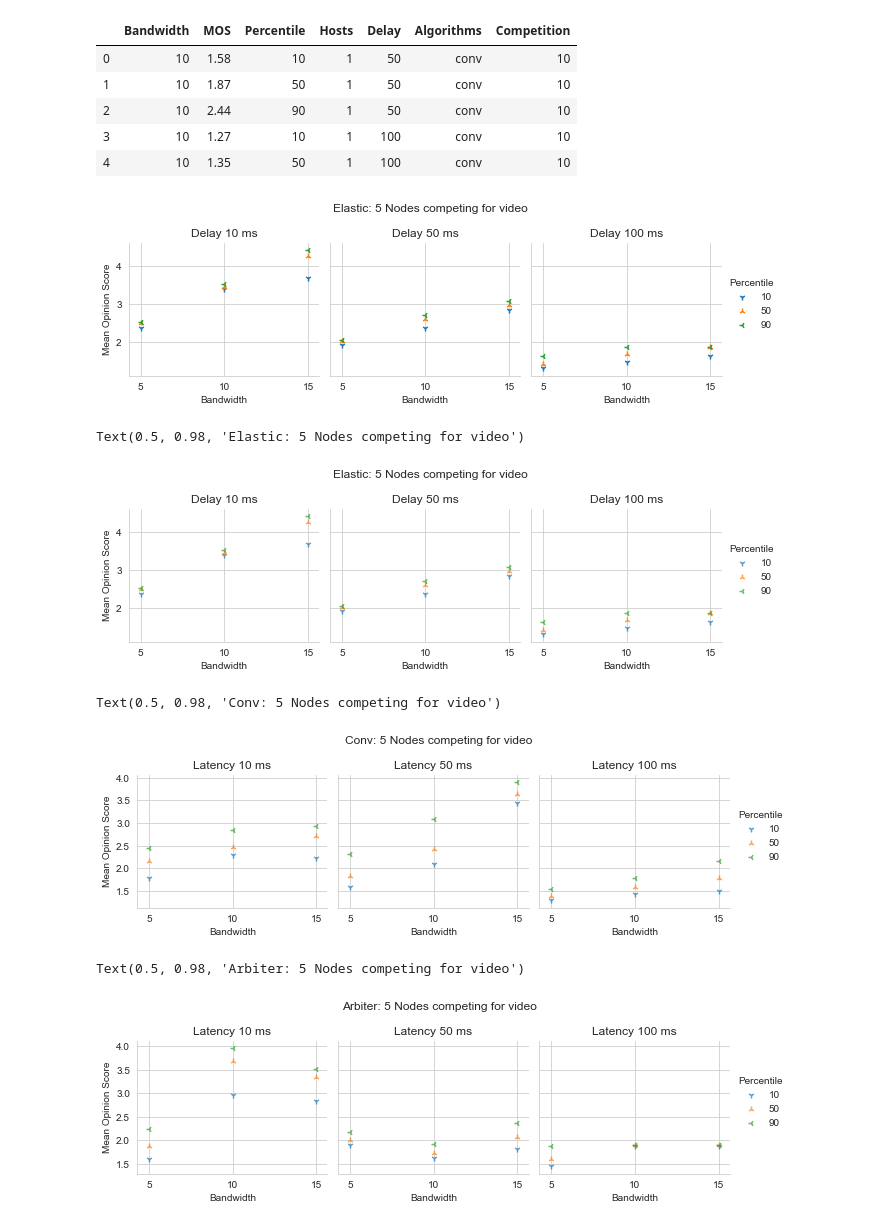
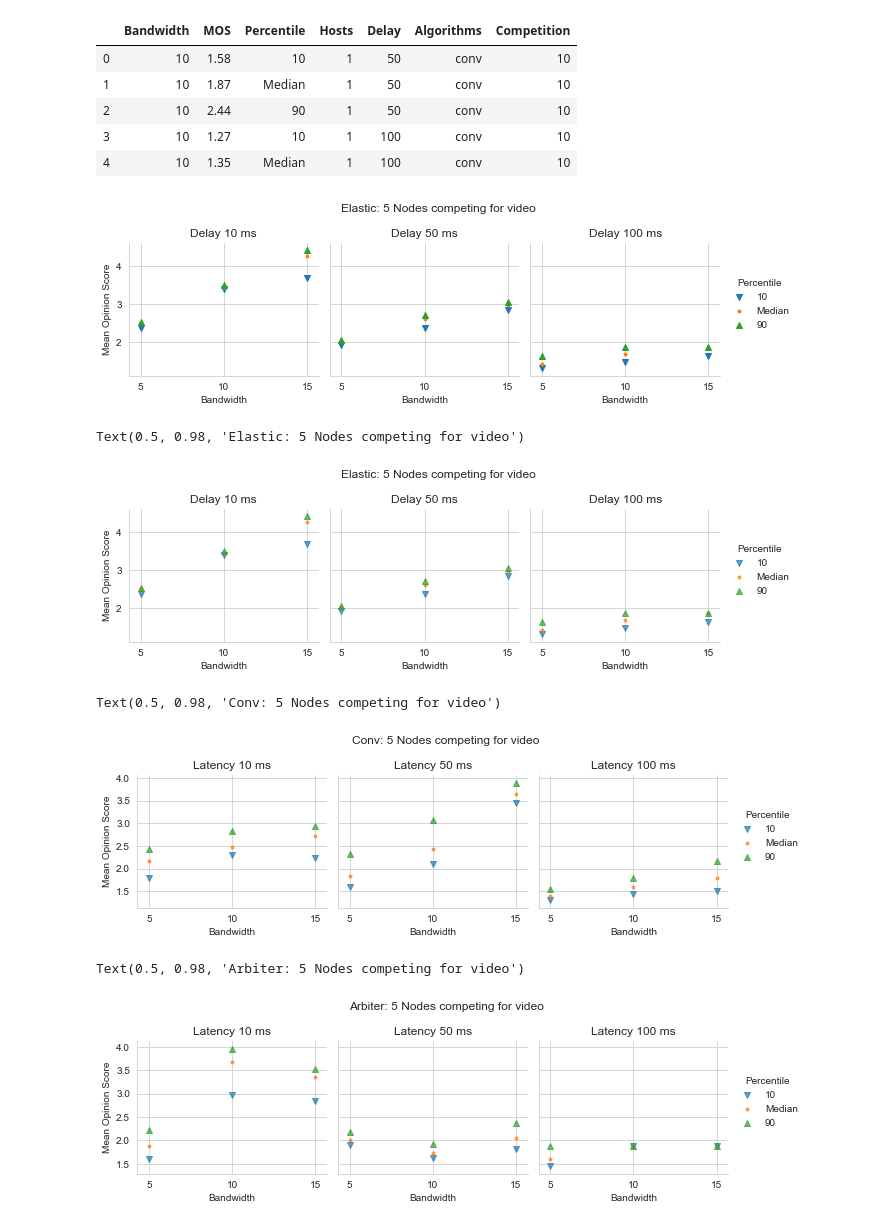
Before and after one commit to razaulmustafa852/goDash, a Jupyter notebook: 105090Updated.ipynb, the cells around one changed output. Saved outputs shown, nothing was run; the diff lists cells and outputs as text; code cells hidden in the pictures.

```diff
--- a/105090Updated.ipynb
+++ b/105090Updated.ipynb
@@ -7,16 +7,16 @@ import seaborn as sns
 %matplotlib inline
 sns.set_style("whitegrid")
 # %%
-    df = pd.read_csv("GoDash - Sheet13 (1).csv")
+    df = pd.read_csv("GoDash - Sheet15.csv")
 # %%
 df.head()
 # %% [output]
 |  | Bandwidth | MOS | Percentile | Hosts | Delay | Algorithms | Competition |
 | 0 | 10 | 1.58 | 10 | 1 | 50 | conv | 10 |
-| 1 | 10 | 1.87 | 50 | 1 | 50 | conv | 10 |
+| 1 | 10 | 1.87 | Median | 1 | 50 | conv | 10 |
 | 2 | 10 | 2.44 | 90 | 1 | 50 | conv | 10 |
 | 3 | 10 | 1.27 | 10 | 1 | 100 | conv | 10 |
-| 4 | 10 | 1.35 | 50 | 1 | 100 | conv | 10 |
+| 4 | 10 | 1.35 | Median | 1 | 100 | conv | 10 |
 # %%
 #mean_10 = df[(df['Delay'] == 10)]
 # %%
@@ -26,25 +26,25 @@ conv_10 = df[(df['Algorithms'] == 'conv') & (df['Competition'] == 5)]
 # %%
 elastic_5 = df[(df['Algorithms'] == 'elastic') & (df['Competition'] == 5)]
 # %%
-g = sns.FacetGrid(elastic_5, col="Delay", hue="Percentile",hue_kws={"marker": ["1", "2","3"]})
+g = sns.FacetGrid(elastic_5, col="Delay", hue="Percentile",hue_kws={"marker": ["v", ".","^"]})
 g.map(plt.scatter, "Bandwidth", "MOS")
 #g.add_legend(title= 'Nodes');
 g.set_axis_labels("Bandwidth", "Mean Opinion Score")
 g.add_legend(title= 'Percentile')
 plt.xticks([5, 10, 15])
 
 
 axes = g.axes.flatten()
 axes[0].set_title("Delay 10 ms")
 axes[1].set_title("Delay 50 ms")
 axes[2].set_title("Delay 100 ms")
 plt.subplots_adjust(top=0.80)
 g.fig.suptitle('Elastic: 5 Nodes competing for video') # can also get the figure from plt.gcf()
 plt.savefig('elastic.eps', format='eps')
 # %% [output]
-[figure, old version]
+[figure, new version]
 # %%
-g = sns.FacetGrid(elastic_5, col="Delay", hue="Percentile",hue_kws={"marker": ["1", "2","3"]})
+g = sns.FacetGrid(elastic_5, col="Delay", hue="Percentile",hue_kws={"marker": ["v", ".","^"]})
 g.map(plt.scatter, "Bandwidth", "MOS", alpha=.7)
 #g.add_legend(title= 'Nodes');
 g.set_axis_labels("Bandwidth", "Mean Opinion Score")
@@ -60,9 +60,9 @@ plt.subplots_adjust(top=0.80)
 g.fig.suptitle('Elastic: 5 Nodes competing for video') # can also get the figure from plt.gcf()
 # %% [output]
 Text(0.5, 0.98, 'Elastic: 5 Nodes competing for video')
-[figure, old version]
+[figure, new version]
 # %%
-g = sns.FacetGrid(conv_10, col="Delay", hue="Percentile",hue_kws={"marker": ["1", "2","3"]})
+g = sns.FacetGrid(conv_10, col="Delay", hue="Percentile",hue_kws={"marker": ["v", ".","^"]})
 g.map(plt.scatter, "Bandwidth", "MOS", alpha=.7)
 #g.add_legend(title= 'Nodes');
 g.set_axis_labels("Bandwidth", "Mean Opinion Score")
@@ -80,9 +80,9 @@ g.fig.suptitle('Conv: 5 Nodes competing for video') # can also get the figure fr
 #plt.savefig('conv15.eps', format='eps')
 # %% [output]
 Text(0.5, 0.98, 'Conv: 5 Nodes competing for video')
-[figure, old version]
+[figure, new version]
 # %%
-g = sns.FacetGrid(arbiter_10, col="Delay", hue="Percentile",hue_kws={"marker": ["1", "2","3"]})
+g = sns.FacetGrid(arbiter_10, col="Delay", hue="Percentile",hue_kws={"marker": ["v", ".","^"]})
 g.map(plt.scatter, "Bandwidth", "MOS", alpha=.7)
 #g.add_legend(title= 'Nodes');
 g.set_axis_labels("Bandwidth", "Mean Opinion Score")
@@ -98,4 +98,4 @@ plt.subplots_adjust(top=0.80)
 g.fig.suptitle('Arbiter: 5 Nodes competing for video') # can also get the figure from plt.gcf()
 # %% [output]
 Text(0.5, 0.98, 'Arbiter: 5 Nodes competing for video')
-[figure, old version]
+[figure, new version]
```
